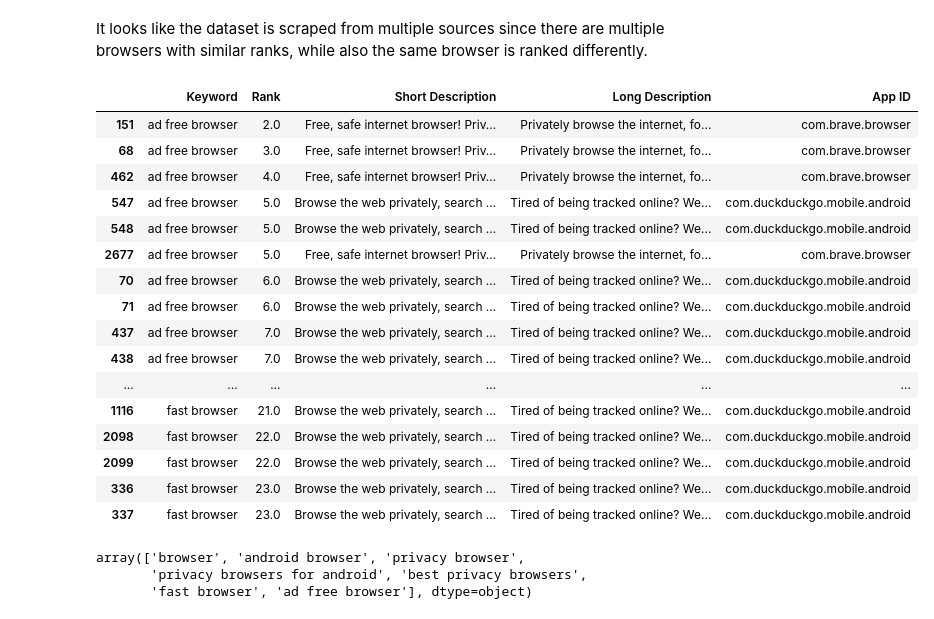
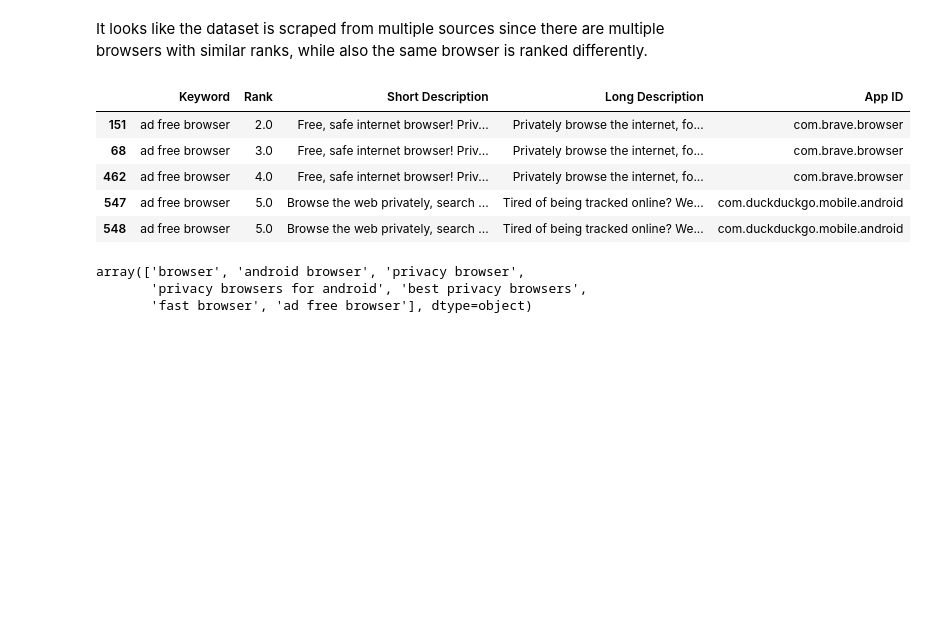
Before and after one commit to 5aumit/browserrankings, a Jupyter notebook: eda.ipynb, the cells around one changed output. Cells and saved outputs as stored; diff of their text form; code cells hidden in the pictures; blank space fills up the shorter version.

```diff
--- a/eda.ipynb
+++ b/eda.ipynb
@@ -97,25 +86,14 @@ df[df['Keyword'] == 'browser'][['App ID','Rank','Keyword','Long Description']].g
 # %% [markdown]
 It looks like the dataset is scraped from multiple sources since there are multiple browsers with similar ranks, while also the same browser is ranked differently.
 # %%
-df.sort_values(by = ['Keyword','Rank'])
+df.sort_values(by = ['Keyword','Rank']).head()
 # %% [output]
 |  | Keyword | Rank | Short Description | Long Description | App ID |
 | 151 | ad free browser | 2.0 | Free, safe internet browser! Priv... | Privately browse the internet, fo... | com.brave.browser |
 | 68 | ad free browser | 3.0 | Free, safe internet browser! Priv... | Privately browse the internet, fo... | com.brave.browser |
 | 462 | ad free browser | 4.0 | Free, safe internet browser! Priv... | Privately browse the internet, fo... | com.brave.browser |
 | 547 | ad free browser | 5.0 | Browse the web privately, search ... | Tired of being tracked online? We... | com.duckduckgo.mobile.android |
 | 548 | ad free browser | 5.0 | Browse the web privately, search ... | Tired of being tracked online? We... | com.duckduckgo.mobile.android |
-| 2677 | ad free browser | 5.0 | Free, safe internet browser! Priv... | Privately browse the internet, fo... | com.brave.browser |
-| 70 | ad free browser | 6.0 | Browse the web privately, search ... | Tired of being tracked online? We... | com.duckduckgo.mobile.android |
-| 71 | ad free browser | 6.0 | Browse the web privately, search ... | Tired of being tracked online? We... | com.duckduckgo.mobile.android |
-| 437 | ad free browser | 7.0 | Browse the web privately, search ... | Tired of being tracked online? We... | com.duckduckgo.mobile.android |
-| 438 | ad free browser | 7.0 | Browse the web privately, search ... | Tired of being tracked online? We... | com.duckduckgo.mobile.android |
-| ... | ... | ... | ... | ... | ... |
-| 1116 | fast browser | 21.0 | Browse the web privately, search ... | Tired of being tracked online? We... | com.duckduckgo.mobile.android |
-| 2098 | fast browser | 22.0 | Browse the web privately, search ... | Tired of being tracked online? We... | com.duckduckgo.mobile.android |
-| 2099 | fast browser | 22.0 | Browse the web privately, search ... | Tired of being tracked online? We... | com.duckduckgo.mobile.android |
-| 336 | fast browser | 23.0 | Browse the web privately, search ... | Tired of being tracked online? We... | com.duckduckgo.mobile.android |
-| 337 | fast browser | 23.0 | Browse the web privately, search ... | Tired of being tracked online? We... | com.duckduckgo.mobile.android |
 # %%
 df['Keyword'].unique()
 # %% [output]
```
Also changed, not shown: parts of 2 cells of this notebook.
